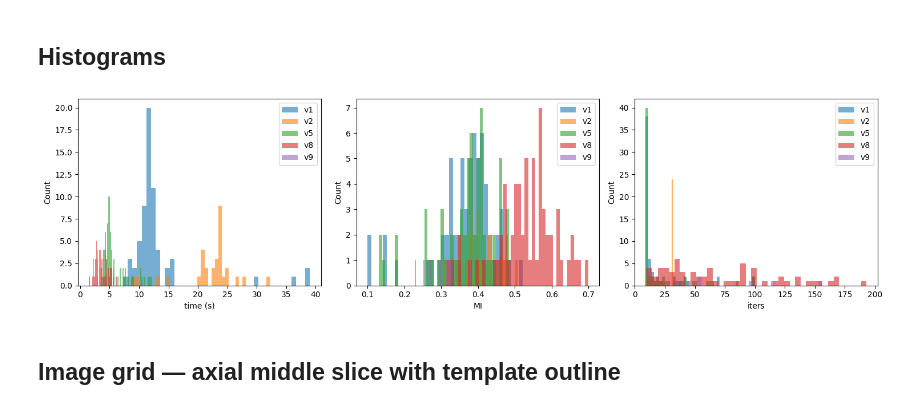
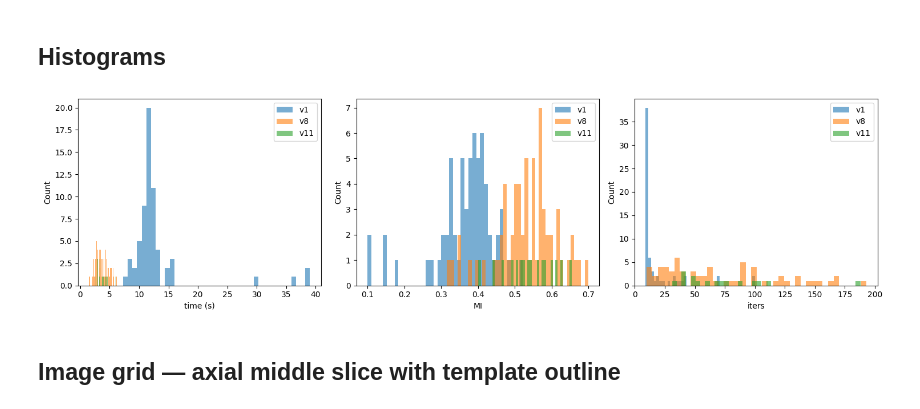
Before and after one commit to clane9/smri-fm, a Jupyter notebook: experiments/registration_testing/analysis.ipynb, the cells around one changed output. Drawn from its saved outputs; the diff is of its cells as text; code cells hidden in the pictures.

```diff
--- a/experiments/registration_testing/analysis.ipynb
+++ b/experiments/registration_testing/analysis.ipynb
@@ -69,27 +69,27 @@ bad_images = df.loc[df["version"] == "v1"].sort_values("final_metric")["input"].
 ## Histograms
 # %%
 # versions = sorted(df["version"].unique())
-versions = ["v1", "v2", "v5", "v8", "v9"]
+versions = ["v1", "v8", "v11"]
 
 metrics = [
     ("run_time", "time (s)"),
     ("final_metric", "MI"),
     ("n_iter", "iters"),
 ]
 
 fig, axes = plt.subplots(1, len(metrics), figsize=(5 * len(metrics), 4))
 
 for ax, (col, label) in zip(axes, metrics):
     for version in versions:
         vals = df.loc[df["version"] == version, col].dropna()
         ax.hist(vals, bins=40, alpha=0.6, label=version)
     ax.set_xlabel(label)
     ax.set_ylabel("Count")
     ax.legend()
 
 fig.tight_layout()
 # %% [output]
-[figure, old version]
+[figure, new version]
 # %% [markdown]
 ## Image grid — axial middle slice with template outline
 # %%
```
Also changed, not shown: parts of 3 cells of this notebook, 2 other files.
